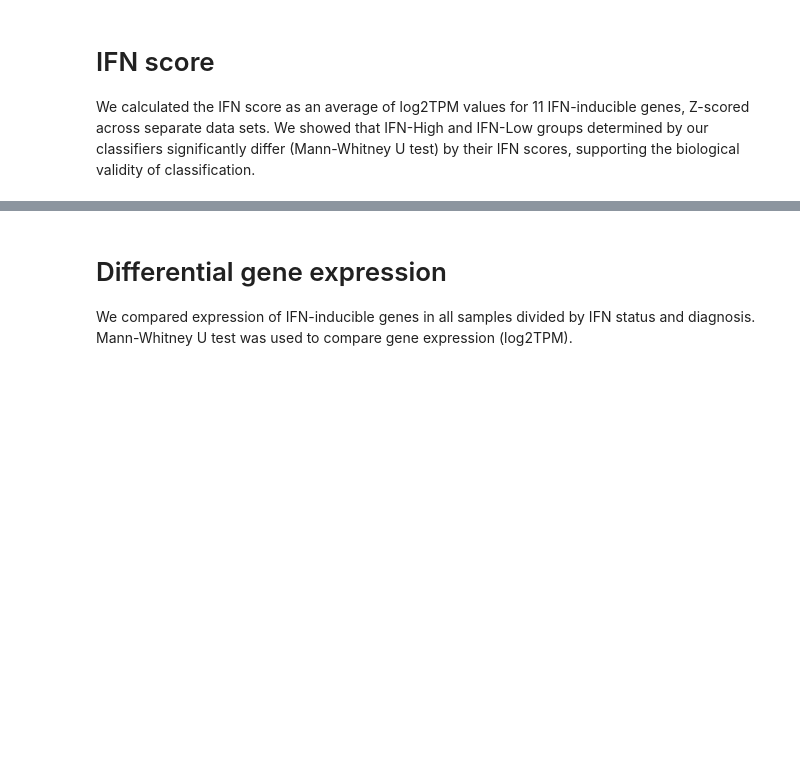
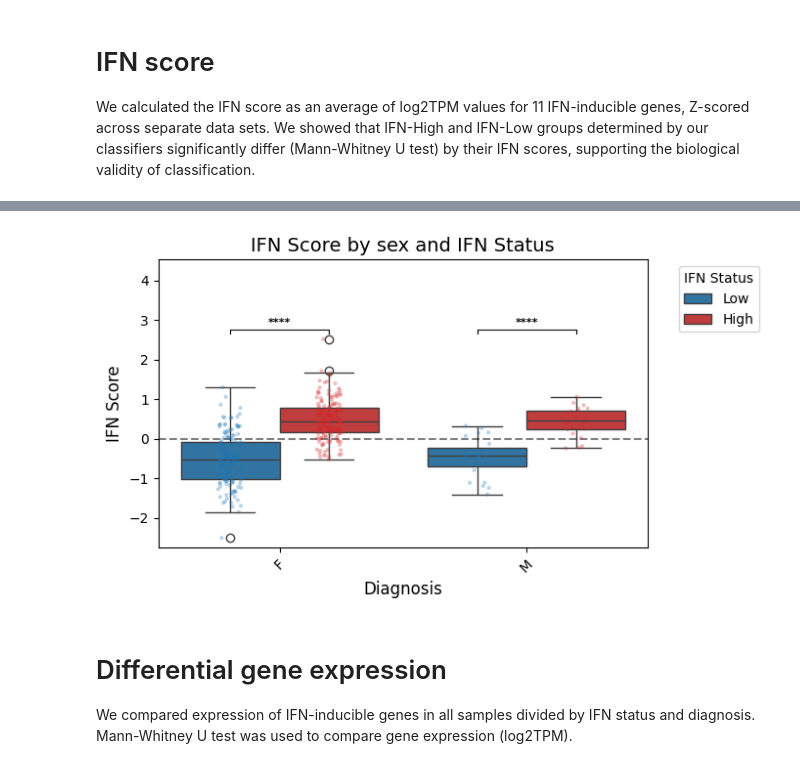
Before and after one commit to a-senkovenko/SKO-1, a Jupyter notebook: notebooks/expression_analysis.ipynb, the cells around one changed output, grey strips where cells are left out. Saved outputs shown, nothing was run; the diff lists cells and outputs as text; code cells hidden in the pictures; blank space fills up the shorter version.

```diff
--- a/notebooks/expression_analysis.ipynb
+++ b/notebooks/expression_analysis.ipynb
@@ -205,3 +203,7 @@ calculate_ifn_score(metadata_with_predictions, log2_tpm, ifn_genes)
+# %%
+plot_boxplot_score(metadata_with_predictions, condition_col='sex')
+# %% [output]
+[figure, added]
 # %% [markdown]
 # Differential gene expression
 We compared expression of IFN-inducible genes in all samples divided by IFN status and diagnosis. Mann-Whitney U test was used to compare gene expression (log2TPM).
```
Also changed, not shown: parts of 10 cells of this notebook, 1 other file.
